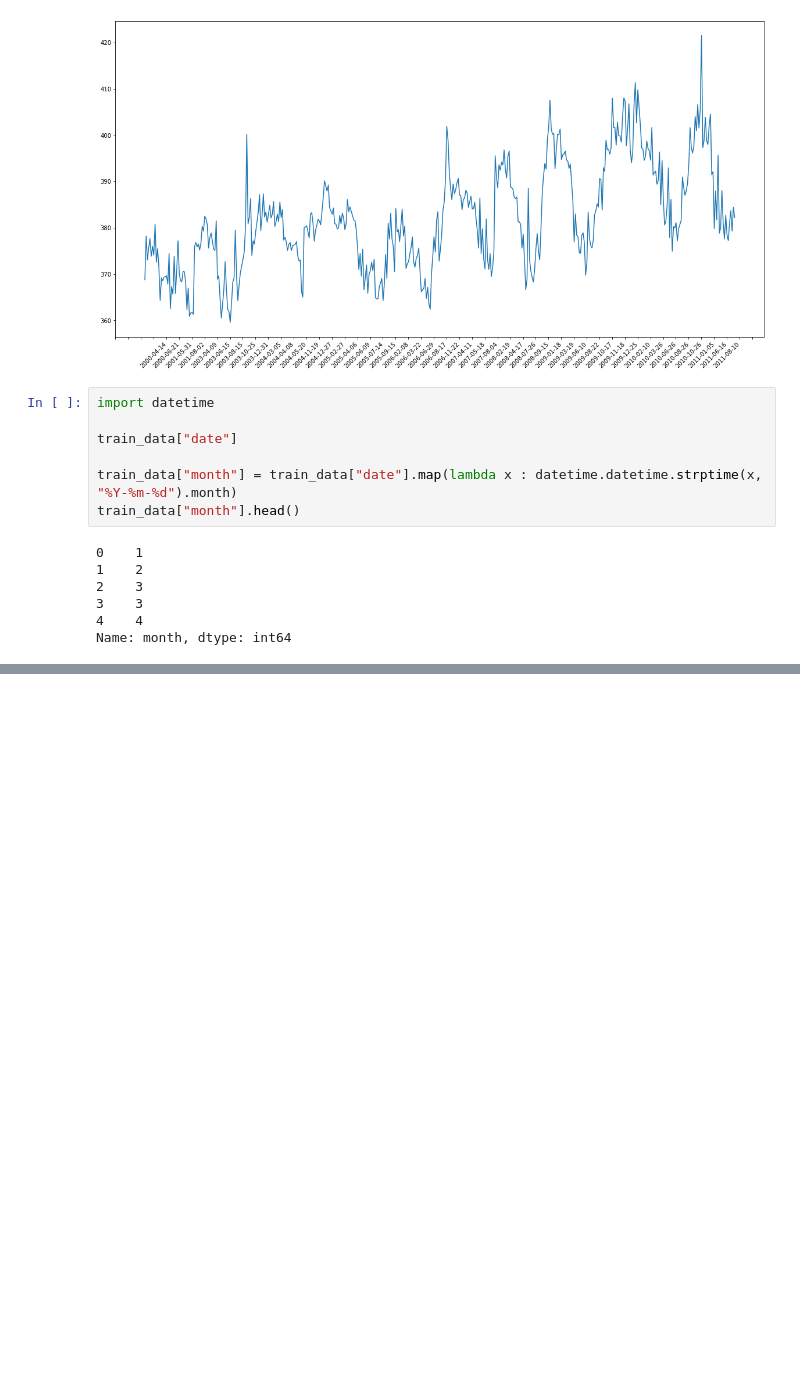
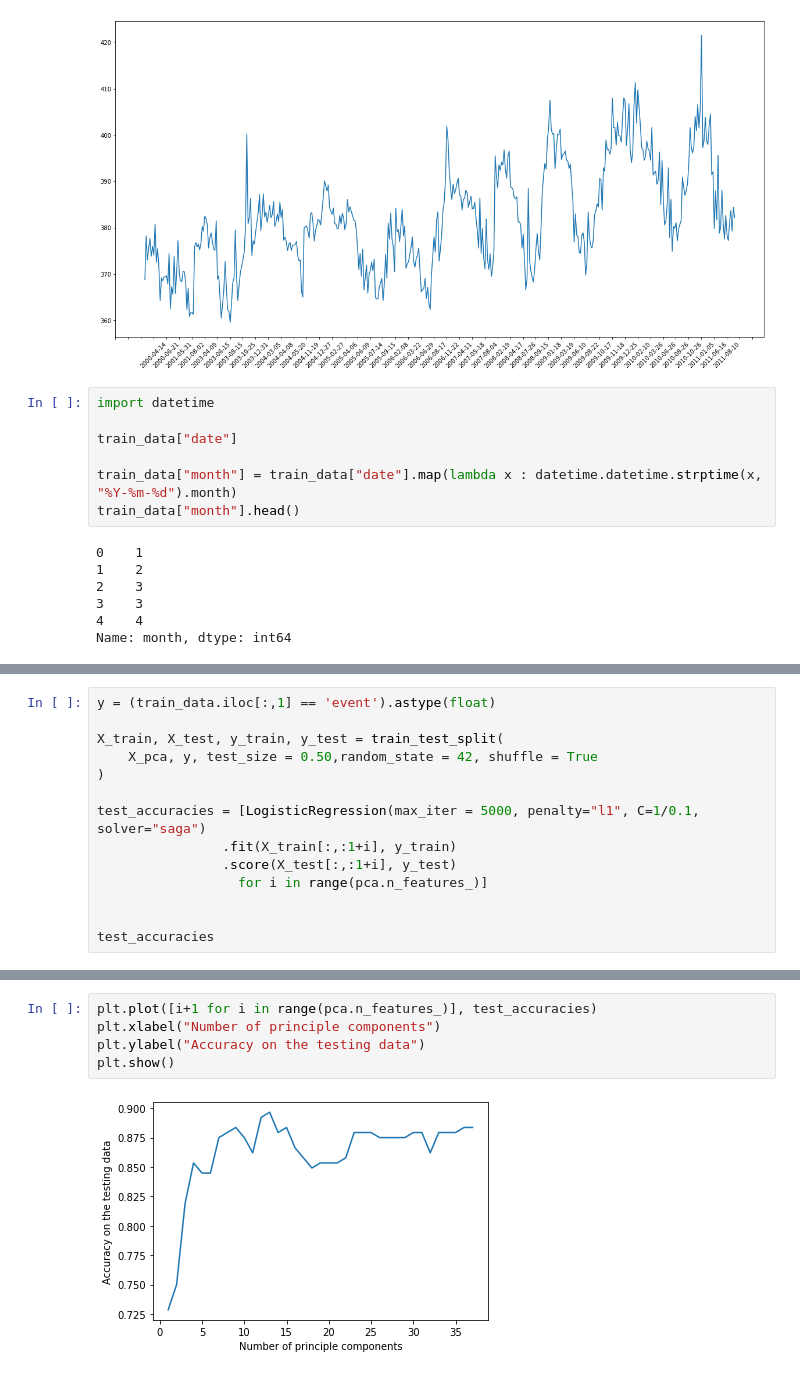
Before and after one commit to smaikkeli/MachineLearningProject, a Jupyter notebook: EDA/testing.ipynb, the cells around one changed output, grey strips where cells are left out. Drawn from its saved outputs; the diff is of its cells as text; blank space fills up the shorter version.

```diff
--- a/EDA/testing.ipynb
+++ b/EDA/testing.ipynb
@@ -295,0 +421,14 @@ poly_stats
+# %%
+y = (train_data.iloc[:,1] == 'event').astype(float)
+
+X_train, X_test, y_train, y_test = train_test_split(
+    X_pca, y, test_size = 0.50,random_state = 42, shuffle = True
+)
+
+test_accuracies = [LogisticRegression(max_iter = 5000, penalty="l1", C=1/0.1, solver="saga")
+                .fit(X_train[:,:1+i], y_train)
+                .score(X_test[:,:1+i], y_test)
+                  for i in range(pca.n_features_)]
+
+
+test_accuracies
@@ -295,0 +453,7 @@ poly_stats
+# %%
+plt.plot([i+1 for i in range(pca.n_features_)], test_accuracies)
+plt.xlabel("Number of principle components")
+plt.ylabel("Accuracy on the testing data")
+plt.show()
+# %% [output]
+[figure, added]
```
Also changed, not shown: parts of 18 cells of this notebook, 1 other file.
